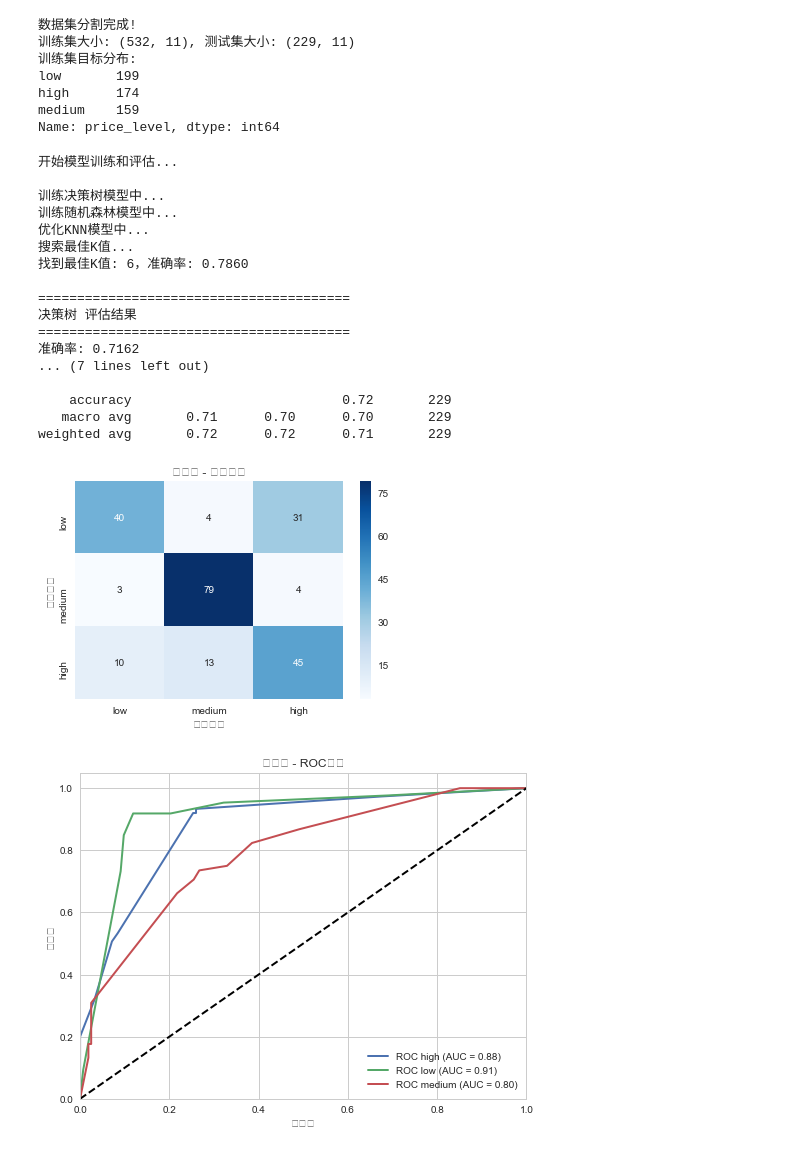
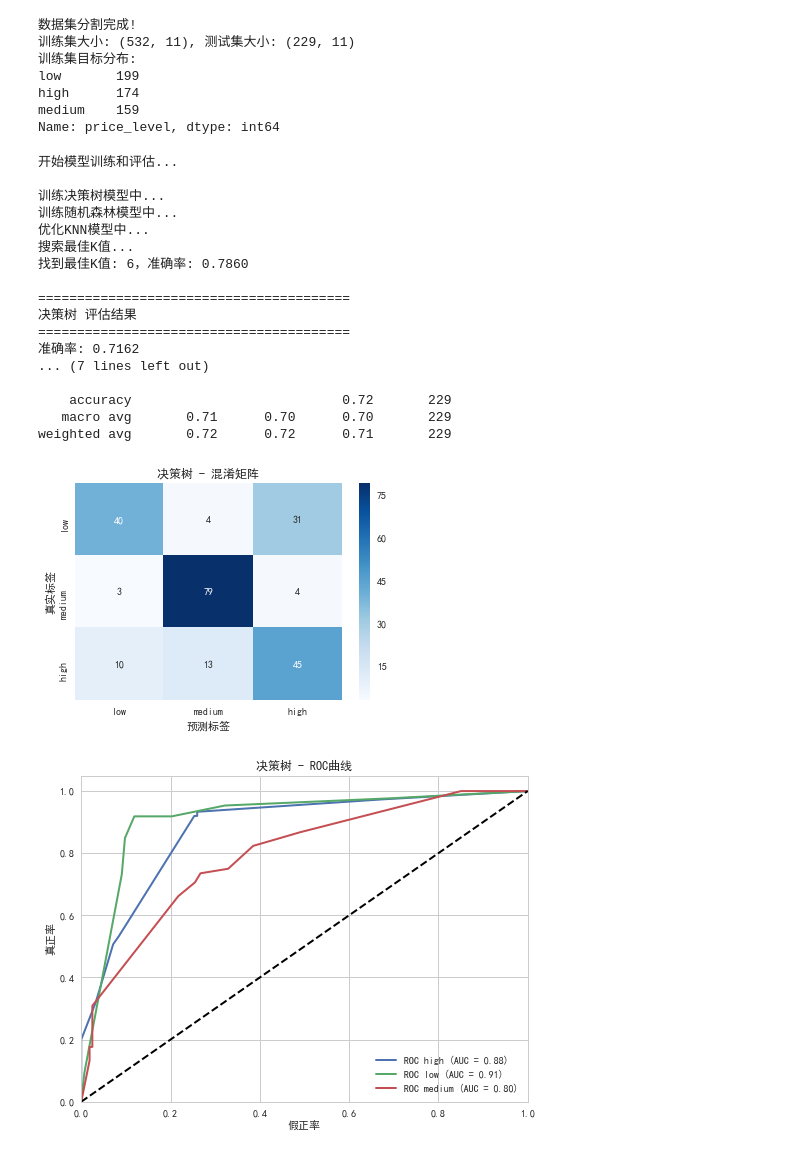
Before and after one commit to zws777/Intelligent-vehicle-price-prediction-system, a Jupyter notebook: Vehicle analysis.ipynb, the cells around one changed output. Saved outputs shown, nothing was run; the diff lists cells and outputs as text; code cells hidden in the pictures.

```diff
--- a/Vehicle analysis.ipynb
+++ b/Vehicle analysis.ipynb
@@ -58,7 +58,10 @@ scikit-learn版本: 0.24.2
 # %%
 # 定义兼容预处理函数
 def load_and_preprocess(file_path="Vehicle Price_2.csv"):
-    """加载并预处理车辆数据 - 完全兼容版"""
+    # 解决中文显示问题
+    plt.rcParams['font.sans-serif'] = ['SimHei']  # 添加更多中文支持字体
+    plt.rcParams['axes.unicode_minus'] = False
+
     try:
         df = pd.read_csv(file_path)
         print(f"原始数据形状: {df.shape}")
@@ -270,7 +273,9 @@ Name: price_level, dtype: int64
 # %%
 # 训练模型函数 - 使用兼容性修复
 def train_and_evaluate_models(X_train, X_test, y_train, y_test):
-    """训练并评估多种分类模型 - 完全兼容版"""
+     # 解决中文显示问题
+    plt.rcParams['font.sans-serif'] = ['SimHei']  # 添加更多中文支持字体
+    plt.rcParams['axes.unicode_minus'] = False
     try:
         preprocessor = create_preprocessor()
         results = {}
@@ -405,35 +410,35 @@ def train_and_evaluate_models(X_train, X_test, y_train, y_test):
     except Exception as e:
         print(f"训练和评估模型时出错: {e}")
         traceback.print_exc()
         return None
 
 # 训练和评估所有模型
 print("\n开始模型训练和评估...")
 results = train_and_evaluate_models(X_train, X_test, y_train, y_test)
 
 if results is None:
     print("\n模型训练失败，请检查错误信息!")
     sys.exit(1)
 # %% [output]
 开始模型训练和评估...
 
 训练决策树模型中...
 训练随机森林模型中...
 优化KNN模型中...
 搜索最佳K值...
 找到最佳K值: 6，准确率: 0.7860
 
 ========================================
 决策树 评估结果
 ========================================
 准确率: 0.7162
 ... (7 lines left out)
 
     accuracy                           0.72       229
    macro avg       0.71      0.70      0.70       229
 weighted avg       0.72      0.72      0.71       229
-[figure, old version]
+[figure, new version]
-[figure, old version]
+[figure, new version]
 ========================================
 随机森林 评估结果
 ========================================
```
Also changed, not shown: parts of 3 cells of this notebook.
